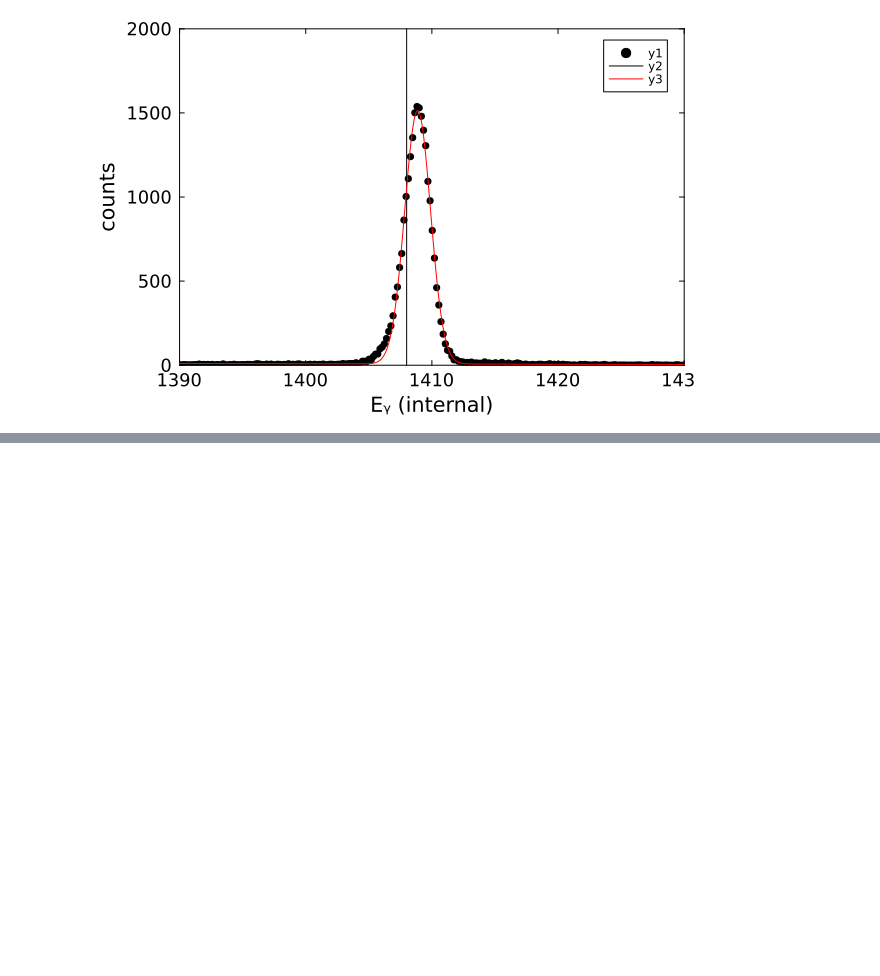
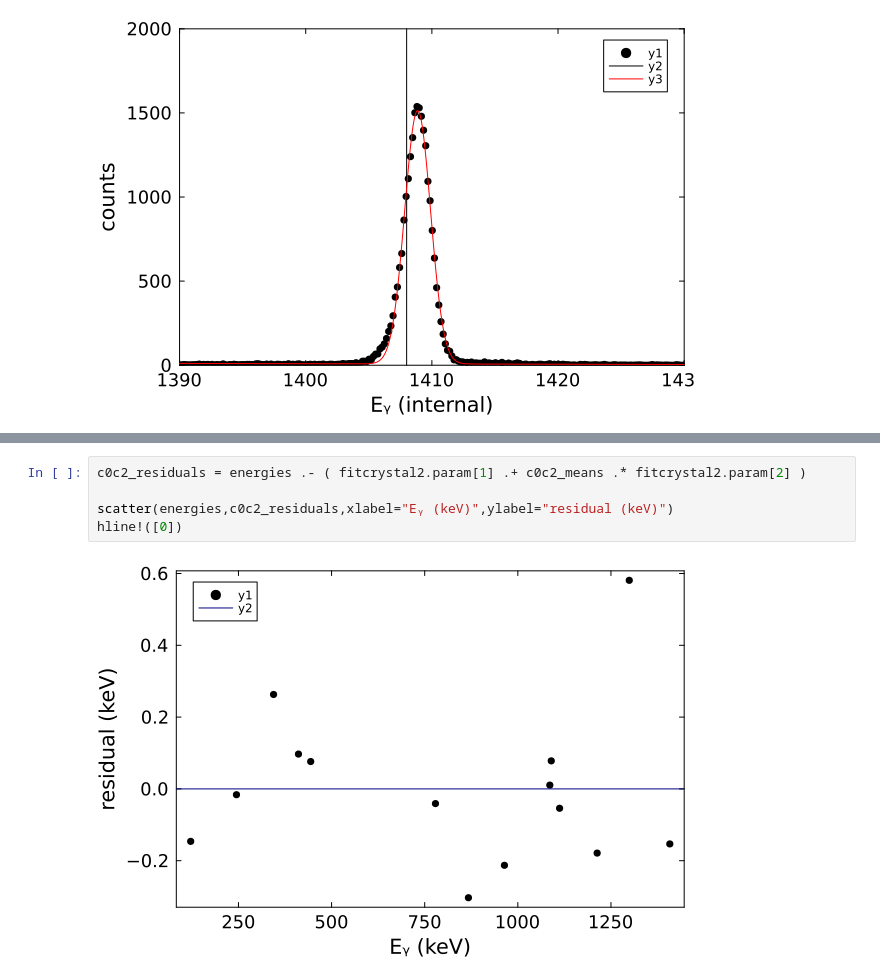
Before and after one commit to mmadurga/VITO-ENiGMA, a Jupyter notebook: 152Eu_crystal-calibration.ipynb, the cells around one changed output, grey strips where cells are left out. Saved outputs shown, nothing was run; the diff lists cells and outputs as text; blank space fills up the shorter version.

```diff
--- a/152Eu_crystal-calibration.ipynb
+++ b/152Eu_crystal-calibration.ipynb
@@ -503,0 +508,7 @@ plot!(e->linearfit(e,fitcrystal8.param),lc=:red)
+# %%
+c0c2_residuals = energies .- ( fitcrystal2.param[1] .+ c0c2_means .* fitcrystal2.param[2] )
+
+scatter(energies,c0c2_residuals,xlabel="Eᵧ (keV)",ylabel="residual (keV)")
+hline!([0])
+# %% [output]
+[figure, added]
```
Also changed, not shown: parts of 2 cells of this notebook.
